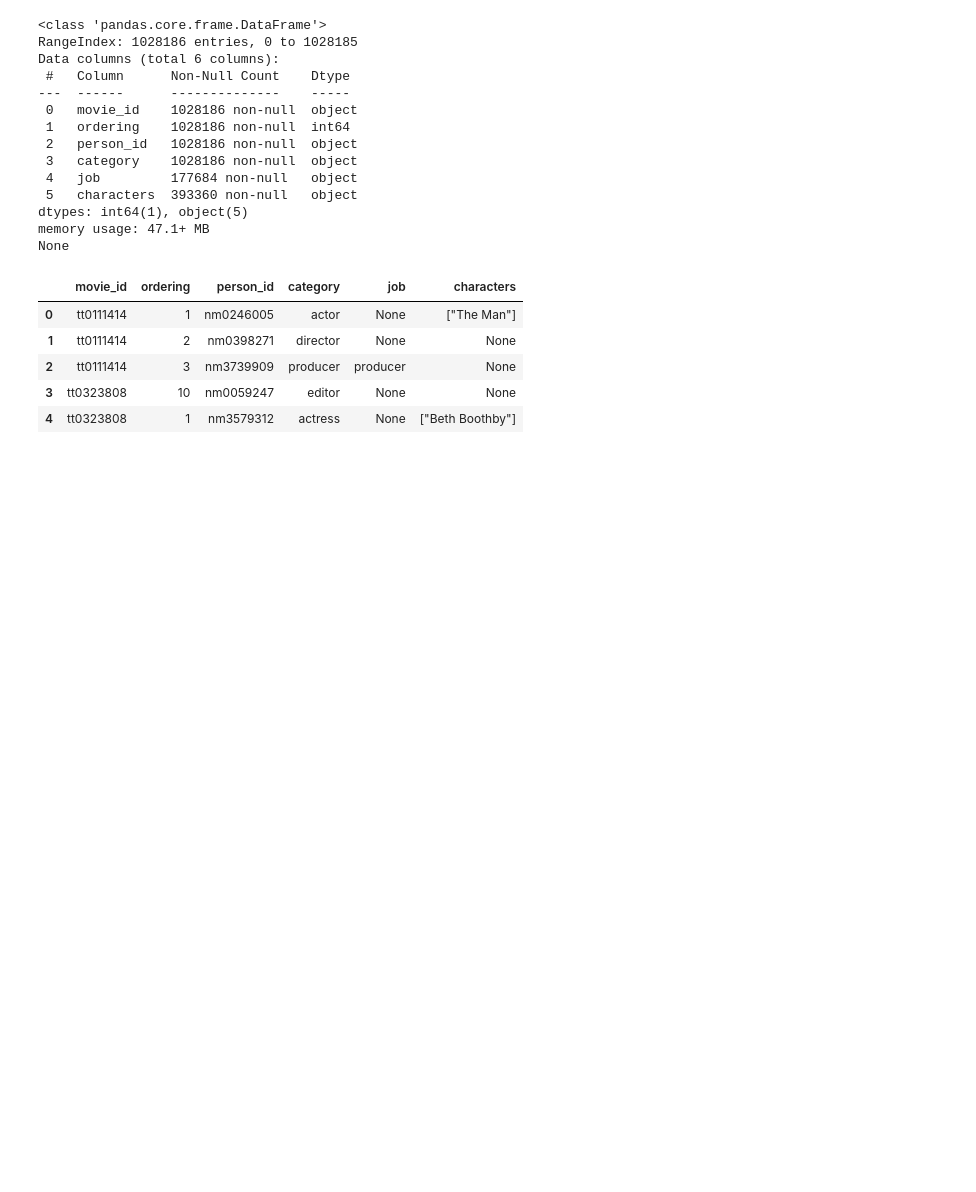
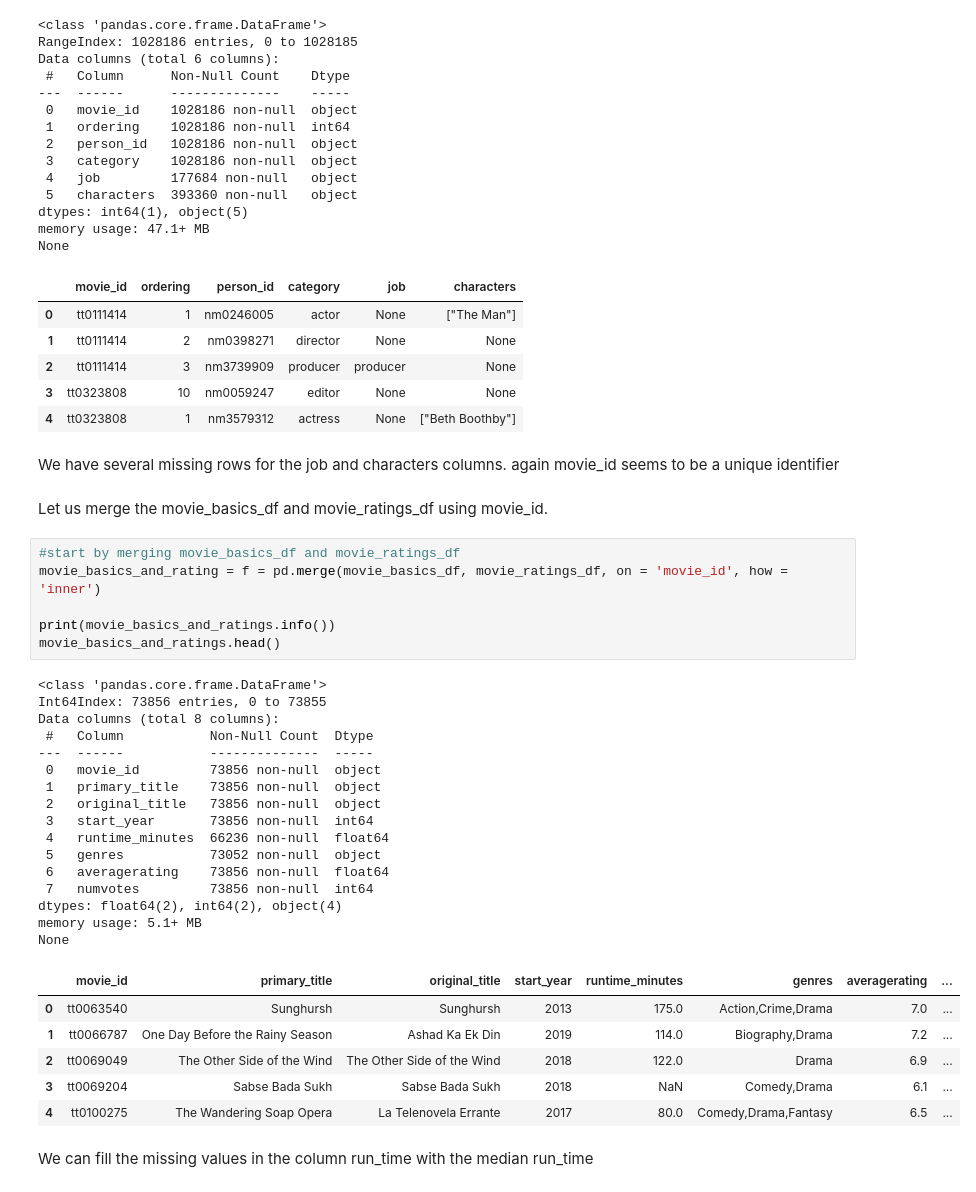
Before and after one commit to MMJGGR/Phase_1_Project, a Jupyter notebook: index.ipynb, the cells around one changed output. Drawn from its saved outputs; the diff is of its cells as text; blank space fills up the shorter version.

Commit message:
merged some dfs from the db

```diff
--- a/index.ipynb
+++ b/index.ipynb
@@ -296,3 +392,38 @@ None
 | 2 | tt0111414 | 3 | nm3739909 | producer | producer | None |
 | 3 | tt0323808 | 10 | nm0059247 | editor | None | None |
 | 4 | tt0323808 | 1 | nm3579312 | actress | None | ["Beth Boothby"] |
+# %% [markdown]
+We have several missing rows for the job and characters columns. again movie_id seems to be a unique identifier
+# %% [markdown]
+Let us merge the movie_basics_df and movie_ratings_df using movie_id.
+# %%
+#start by merging movie_basics_df and movie_ratings_df
+movie_basics_and_rating = f = pd.merge(movie_basics_df, movie_ratings_df, on = 'movie_id', how = 'inner')
+
+print(movie_basics_and_ratings.info())
+movie_basics_and_ratings.head()
+# %% [output]
+<class 'pandas.core.frame.DataFrame'>
+Int64Index: 73856 entries, 0 to 73855
+Data columns (total 8 columns):
+ #   Column           Non-Null Count  Dtype
+---  ------           --------------  -----
+ 0   movie_id         73856 non-null  object
+ 1   primary_title    73856 non-null  object
+ 2   original_title   73856 non-null  object
+ 3   start_year       73856 non-null  int64
+ 4   runtime_minutes  66236 non-null  float64
+ 5   genres           73052 non-null  object
+ 6   averagerating    73856 non-null  float64
+ 7   numvotes         73856 non-null  int64
+dtypes: float64(2), int64(2), object(4)
+memory usage: 5.1+ MB
+None
+|  | movie_id | primary_title | original_title | start_year | runtime_minutes | genres | averagerating | ... |
+| 0 | tt0063540 | Sunghursh | Sunghursh | 2013 | 175.0 | Action,Crime,Drama | 7.0 | ... |
+| 1 | tt0066787 | One Day Before the Rainy Season | Ashad Ka Ek Din | 2019 | 114.0 | Biography,Drama | 7.2 | ... |
+| 2 | tt0069049 | The Other Side of the Wind | The Other Side of the Wind | 2018 | 122.0 | Drama | 6.9 | ... |
+| 3 | tt0069204 | Sabse Bada Sukh | Sabse Bada Sukh | 2018 | NaN | Comedy,Drama | 6.1 | ... |
+| 4 | tt0100275 | The Wandering Soap Opera | La Telenovela Errante | 2017 | 80.0 | Comedy,Drama,Fantasy | 6.5 | ... |
+# %% [markdown]
+We can fill the missing values in the column run_time with the median run_time
```
Also changed, not shown: parts of 12 cells of this notebook.
